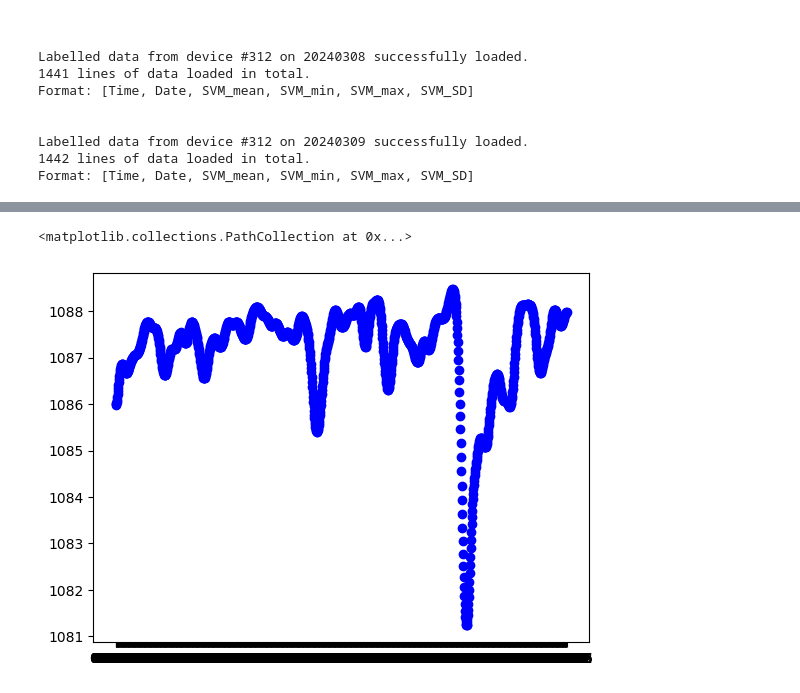
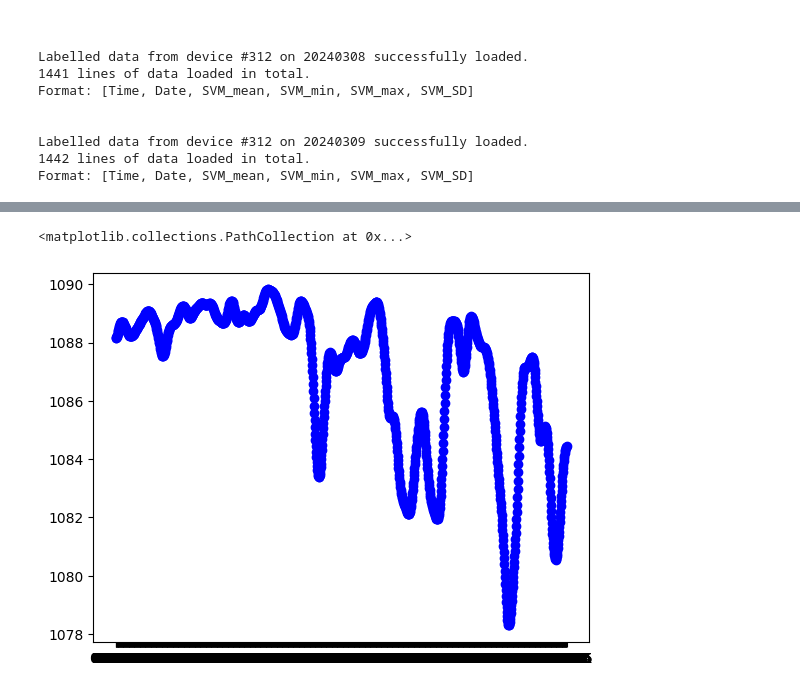
Before and after one commit to chron1kle/routes, a Jupyter notebook: visualization.ipynb, the cells around one changed output, grey strips where cells are left out. Drawn from its saved outputs; the diff is of its cells as text; code cells hidden in the pictures.

```diff
--- a/visualization.ipynb
+++ b/visualization.ipynb
@@ -34,12 +6,0 @@ Format: [Time, Date, SVM_mean, SVM_min, SVM_max, SVM_SD]
-# %%
-x = []
-mean = []
-min = []
-max = []
-for line in ldata:
-    if line[-1] == 1 or line[-1] == -1:
-        continue
-    x.append(line[0])
-    min.append(line[3])
-    max.append(line[4])
-    mean.append(line[2])
@@ -171,22 +41,3 @@ Format: [Time, Date, SVM_mean, SVM_min, SVM_max, SVM_SD]
 Labelled data from device #312 on 20240309 successfully loaded.
 1442 lines of data loaded in total.
 Format: [Time, Date, SVM_mean, SVM_min, SVM_max, SVM_SD]
-# %%
-
-x = []
-mean = []
-min = []
-max = []
-for line in ldata1:
-    if line[-1] == -1:
-        continue
-    elif int(line[3]) < 1000:
-        print(line)
-    x.append(line[0])
-    min.append(line[3])
-    max.append(line[4])
-    mean.append(line[2])
-
-plt.plot(x, min, color='blue', label='Line 1')
-#plt.plot(x, max, color='green', label='Line 2')
-#plt.plot(x, mean, color='red', label='Line 3')
@@ -231,8 +88,7 @@ plt.scatter(d1[0], d1[2], color='blue', label='Line 1')
 # %%
 sigma = 10.0
-
-gau_mean = gaussian_filter(min, sigma)
-plt.scatter(x, gau_mean, color='blue', label='Line 1')
+gau_mean1 = gaussian_filter(d1[2], sigma)
+plt.scatter(d1[0], gau_mean1, color='blue', label='Line 1')
 # %% [output]
 <matplotlib.collections.PathCollection at 0x...>
-[figure, old version]
+[figure, new version]
```
Also changed, not shown: parts of 13 cells of this notebook, 1 other file.
